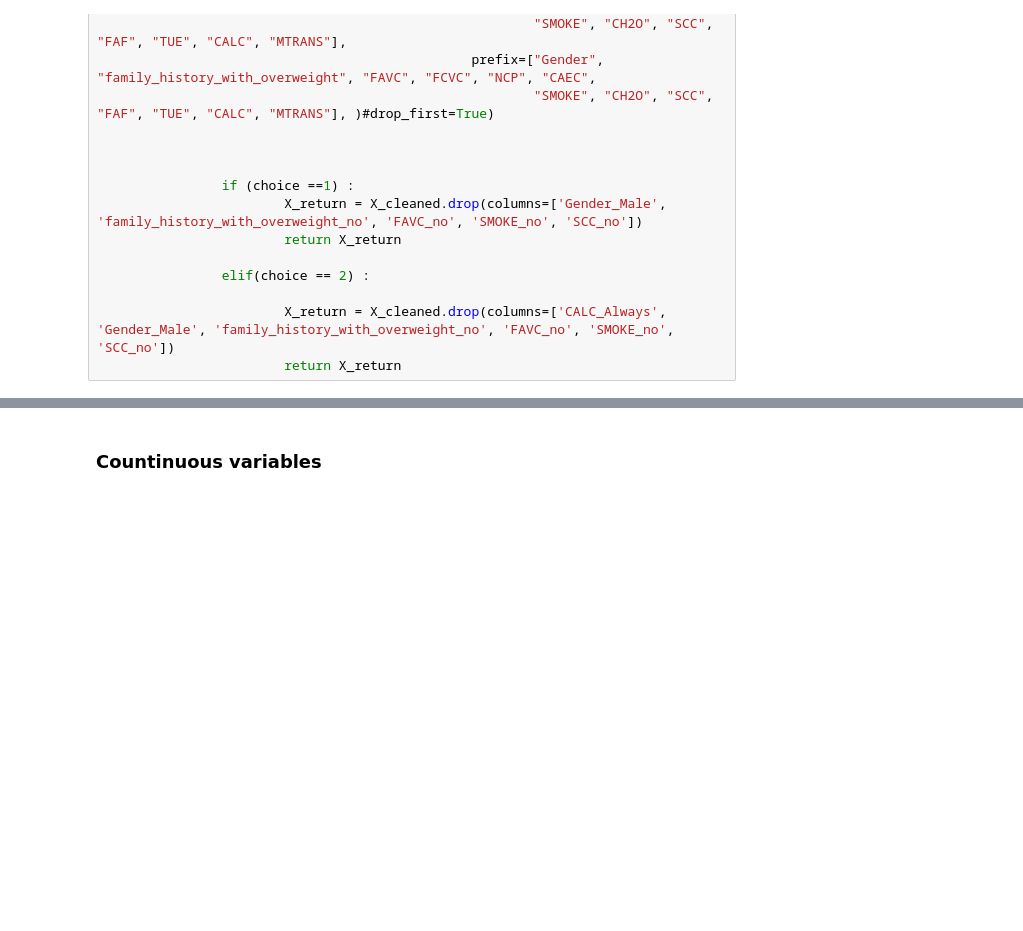
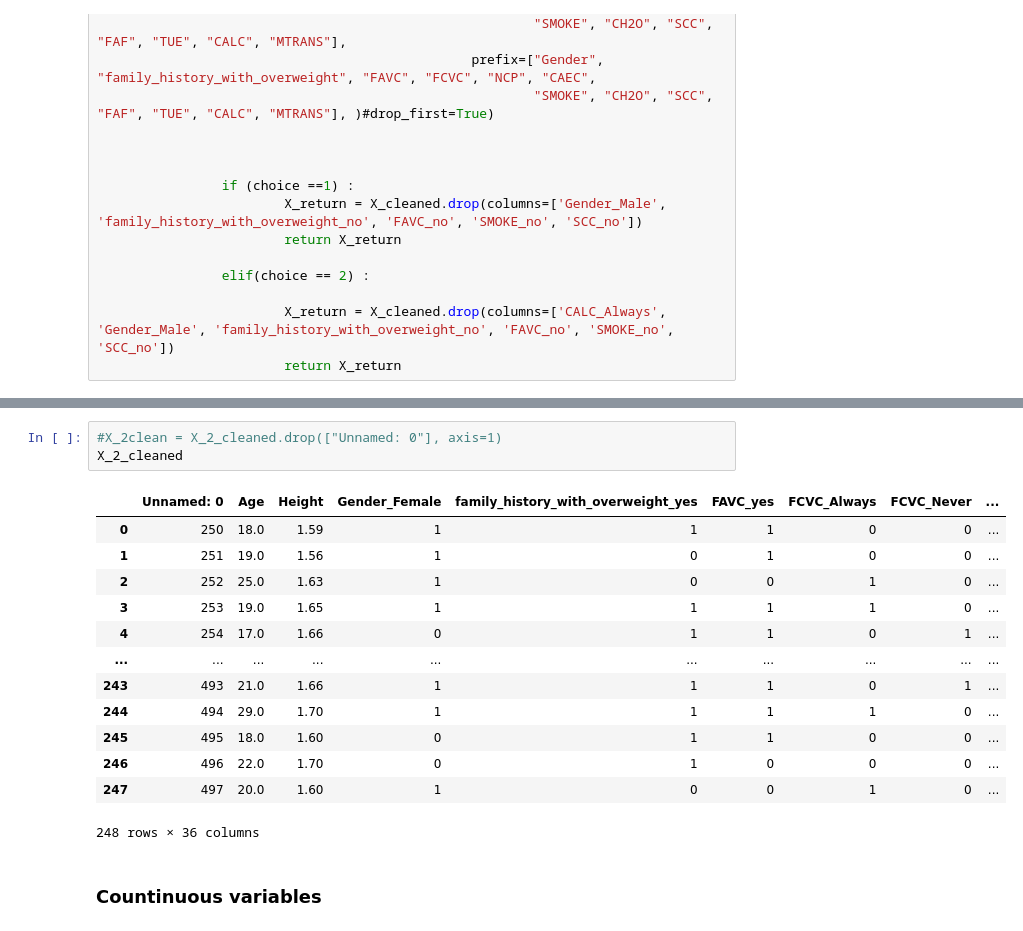
Before and after one commit to SimonLegendrre/LELEC2870_ML_Project1, a Jupyter notebook: project.ipynb, the cells around one changed output, grey strips where cells are left out. Drawn from its saved outputs; the diff is of its cells as text; blank space fills up the shorter version.

```diff
--- a/project.ipynb
+++ b/project.ipynb
@@ -259,3 +274,20 @@ X_2_cleaned = clean_categorical(X_2, 2)
+# %%
+#X_2clean = X_2_cleaned.drop(["Unnamed: 0"], axis=1)
+X_2_cleaned
+# %% [output]
+|  | Unnamed: 0 | Age | Height | Gender_Female | family_history_with_overweight_yes | FAVC_yes | FCVC_Always | FCVC_Never | ... |
+| 0 | 250 | 18.0 | 1.59 | 1 | 1 | 1 | 0 | 0 | ... |
+| 1 | 251 | 19.0 | 1.56 | 1 | 0 | 1 | 0 | 0 | ... |
+| 2 | 252 | 25.0 | 1.63 | 1 | 0 | 0 | 1 | 0 | ... |
+| 3 | 253 | 19.0 | 1.65 | 1 | 1 | 1 | 1 | 0 | ... |
+| 4 | 254 | 17.0 | 1.66 | 0 | 1 | 1 | 0 | 1 | ... |
+| ... | ... | ... | ... | ... | ... | ... | ... | ... | ... |
+| 243 | 493 | 21.0 | 1.66 | 1 | 1 | 1 | 0 | 1 | ... |
+| 244 | 494 | 29.0 | 1.70 | 1 | 1 | 1 | 1 | 0 | ... |
+| 245 | 495 | 18.0 | 1.60 | 0 | 1 | 1 | 0 | 0 | ... |
+| 246 | 496 | 22.0 | 1.70 | 0 | 1 | 0 | 0 | 0 | ... |
+| 247 | 497 | 20.0 | 1.60 | 1 | 0 | 0 | 1 | 0 | ... |
+248 rows × 36 columns
 # %% [markdown]
 ### Countinuous variables
 # %%
```
Also changed, not shown: parts of 29 cells of this notebook, 3 other files.
